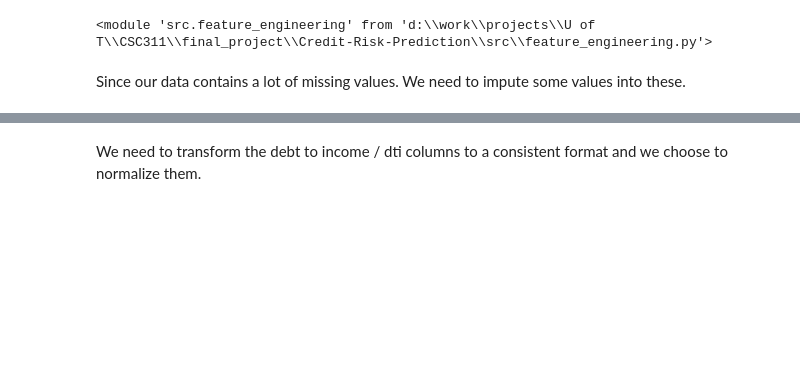
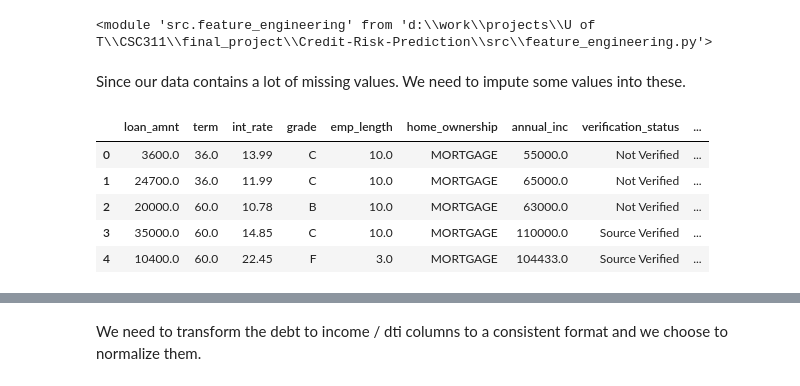
Before and after one commit to sontheteacher/Credit-Risk-Prediction, a Jupyter notebook: notebooks/feature_engineering.ipynb, the cells around one changed output, grey strips where cells are left out. Saved outputs shown, nothing was run; the diff lists cells and outputs as text; code cells hidden in the pictures; blank space fills up the shorter version.

```diff
--- a/notebooks/feature_engineering.ipynb
+++ b/notebooks/feature_engineering.ipynb
@@ -28,3 +29,12 @@ importlib.reload(ftr)
 accepted_data, rejected_data = prp.load_data(processed=True)
 # %% [markdown]
 Since our data contains a lot of missing values. We need to impute some values into these.
+# %%
+accepted_data.head()
+# %% [output]
+|  | loan_amnt | term | int_rate | grade | emp_length | home_ownership | annual_inc | verification_status | ... |
+| 0 | 3600.0 | 36.0 | 13.99 | C | 10.0 | MORTGAGE | 55000.0 | Not Verified | ... |
+| 1 | 24700.0 | 36.0 | 11.99 | C | 10.0 | MORTGAGE | 65000.0 | Not Verified | ... |
+| 2 | 20000.0 | 60.0 | 10.78 | B | 10.0 | MORTGAGE | 63000.0 | Not Verified | ... |
+| 3 | 35000.0 | 60.0 | 14.85 | C | 10.0 | MORTGAGE | 110000.0 | Source Verified | ... |
+| 4 | 10400.0 | 60.0 | 22.45 | F | 3.0 | MORTGAGE | 104433.0 | Source Verified | ... |
```
Also changed, not shown: parts of 21 cells of this notebook, 5 other files.
